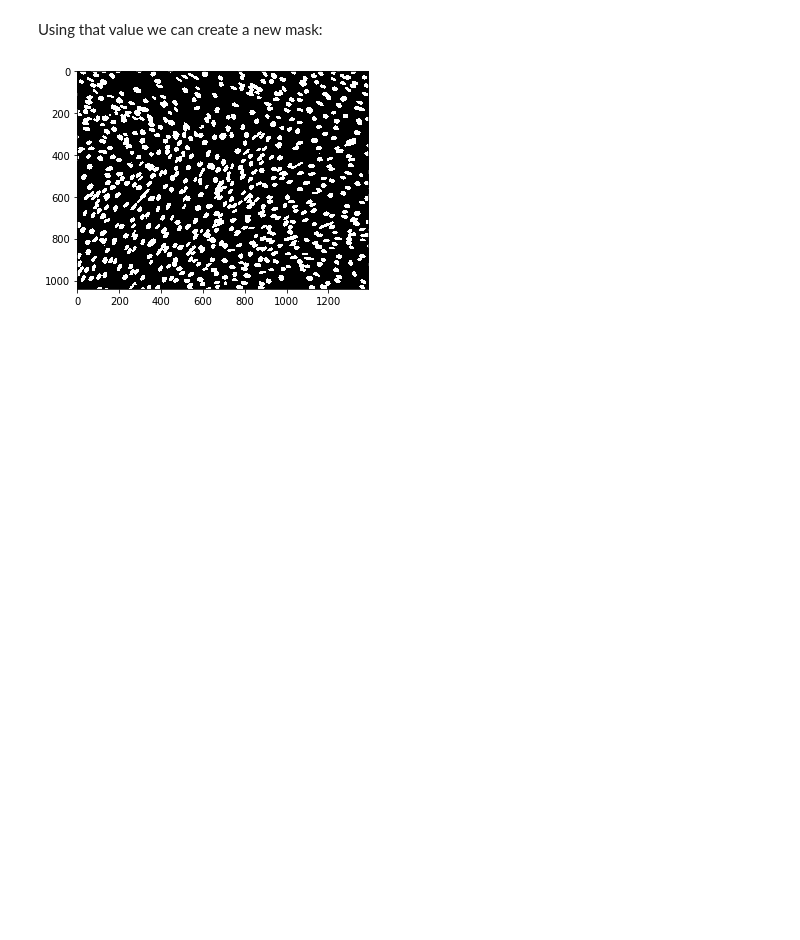
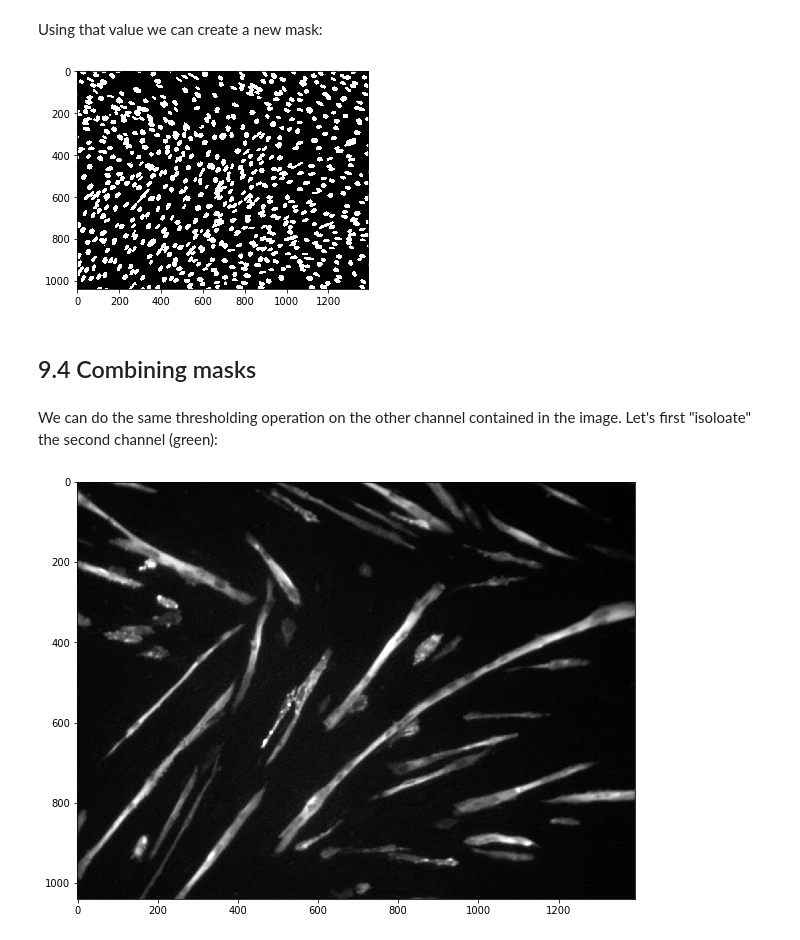
Before and after one commit to guiwitz/PyImageCourse_beginner, a Jupyter notebook: 09-Thresholding.ipynb, the cells around one changed output. Saved outputs shown, nothing was run; the diff lists cells and outputs as text; code cells hidden in the pictures; blank space fills up the shorter version.

```diff
--- a/09-Thresholding.ipynb
+++ b/09-Thresholding.ipynb
@@ -103,3 +103,15 @@ plt.imshow(mask_otsu, cmap = 'gray')
 plt.show()
 # %% [output]
 [figure]
+# %% [markdown]
+## 9.4 Combining masks
+# %% [markdown]
+We can do the same thresholding operation on the other channel contained in the image. Let's first "isoloate" the second channel (green):
+# %%
+image_cells = image_stack[:,:,1]
+# %%
+plt.subplots(figsize=(10,10))
+plt.imshow(image_cells, cmap = 'gray')
+plt.show()
+# %% [output]
+[figure, added]
```
Also changed, not shown: parts of 8 cells of this notebook, 5 other files.
